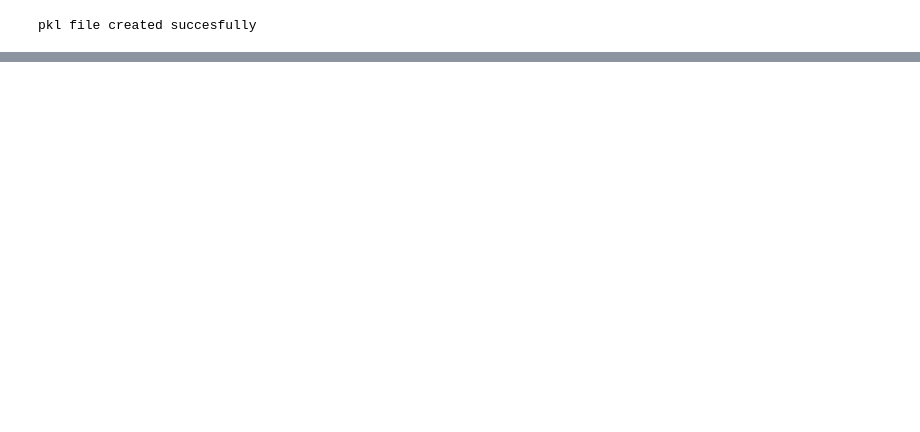
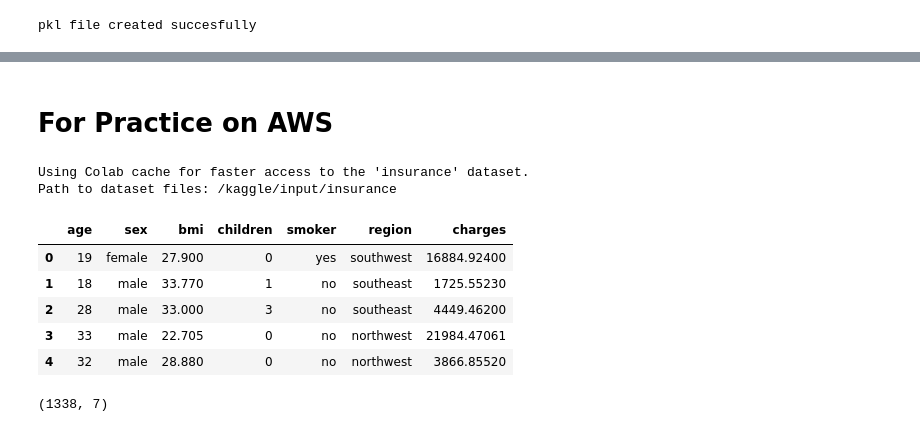
Before and after one commit to Aradhyagodambe/Python-Colab-Files, a Jupyter notebook: ML_Fundamnetals.ipynb, the cells around one changed output, grey strips where cells are left out. Saved outputs shown, nothing was run; the diff lists cells and outputs as text; code cells hidden in the pictures; blank space fills up the shorter version.

Commit message:
AWS Deployment Practice

```diff
--- a/ML_Fundamnetals.ipynb
+++ b/ML_Fundamnetals.ipynb
@@ -1290,0 +1292,2 @@ plt.show()
+# %% [markdown]
+# For Practice on AWS
@@ -1290,0 +1300,10 @@ plt.show()
+# %%
+import kagglehub
+
+# Download latest version
+path = kagglehub.dataset_download("mirichoi0218/insurance")
+
+print("Path to dataset files:", path)
+# %% [output]
+Using Colab cache for faster access to the 'insurance' dataset.
+Path to dataset files: /kaggle/input/insurance
@@ -1290,0 +1312,13 @@ plt.show()
+# %%
+MC.head()
+# %% [output]
+|  | age | sex | bmi | children | smoker | region | charges |
+| 0 | 19 | female | 27.900 | 0 | yes | southwest | 16884.92400 |
+| 1 | 18 | male | 33.770 | 1 | no | southeast | 1725.55230 |
+| 2 | 28 | male | 33.000 | 3 | no | southeast | 4449.46200 |
+| 3 | 33 | male | 22.705 | 0 | no | northwest | 21984.47061 |
+| 4 | 32 | male | 28.880 | 0 | no | northwest | 3866.85520 |
+# %%
+MC.shape
+# %% [output]
+(1338, 7)
```
Also changed, not shown: parts of 21 cells of this notebook.
